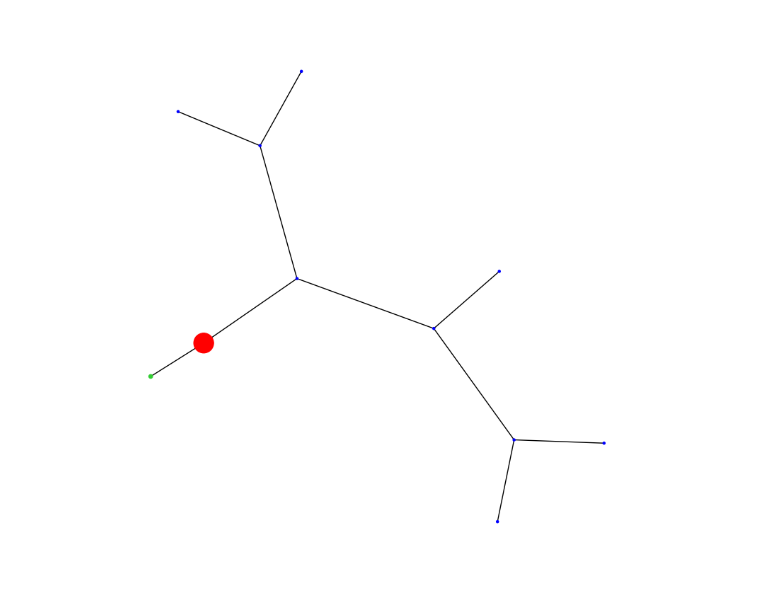
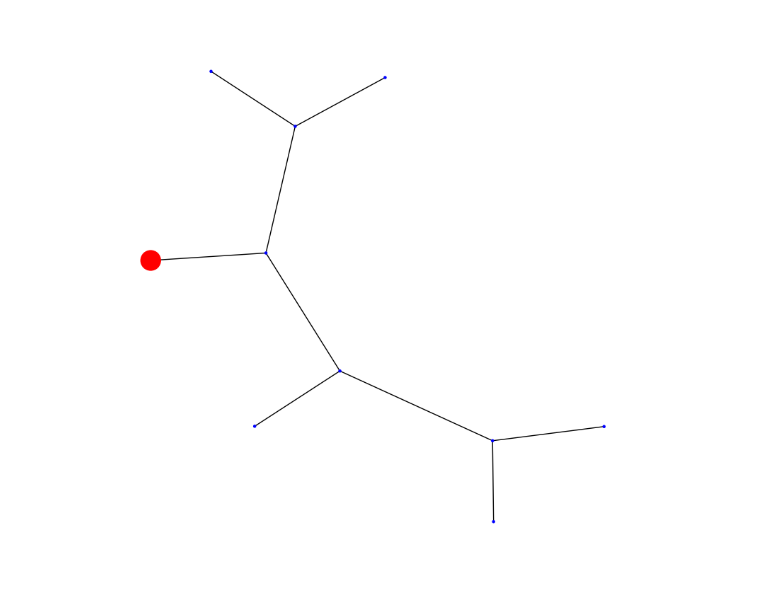
Before and after one commit to dkornai/SSD-in-Neurons, a Jupyter notebook: graph_transform.ipynb, the cells around one changed output. Cells and saved outputs as stored; diff of their text form; code cells hidden in the pictures.

```diff
--- a/graph_transform.ipynb
+++ b/graph_transform.ipynb
@@ -20,8 +21,9 @@ from simulate import simulate_ode, simulate_gillespie
 # %%
 neuron_filename = 'm_hippocampus_NMO_97827.pkl'
 with open(f'neuron_shape_data/{neuron_filename}', 'rb') as f:
     G = pickle.load(f)
+G.remove_node('319')
 
 plot_neuron_graph(G)
 # %% [output]
-[figure, old version]
+[figure, new version]
```
Also changed, not shown: parts of 22 cells of this notebook.
